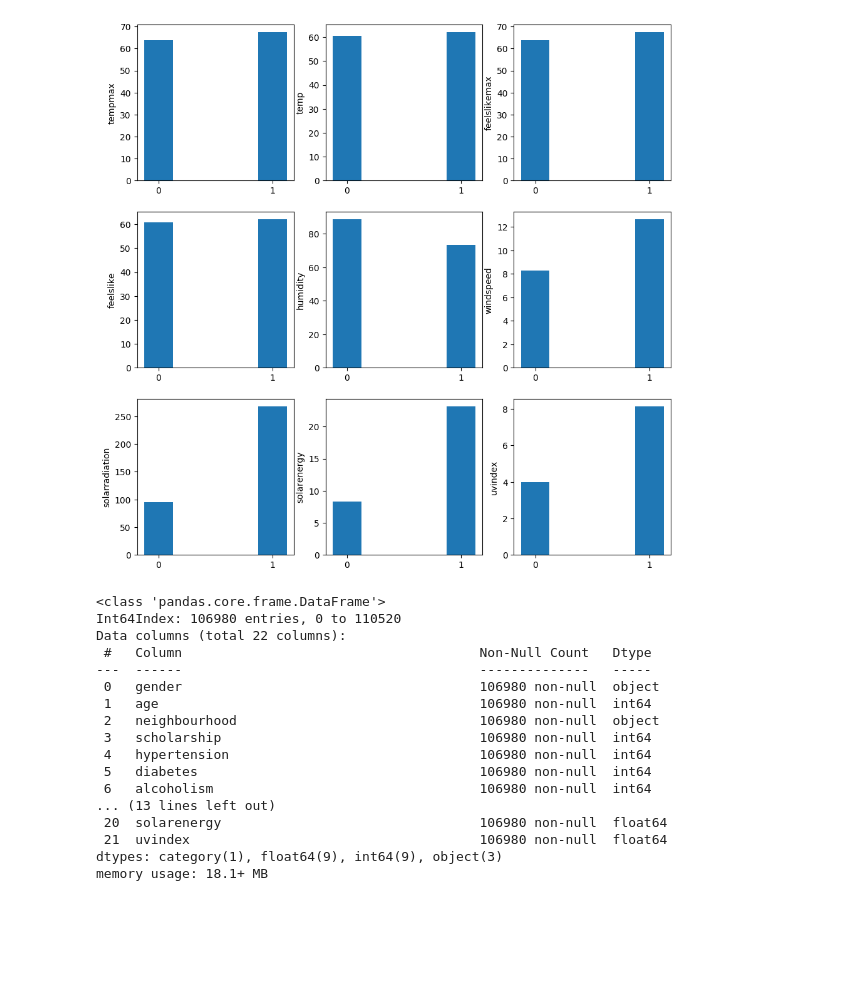
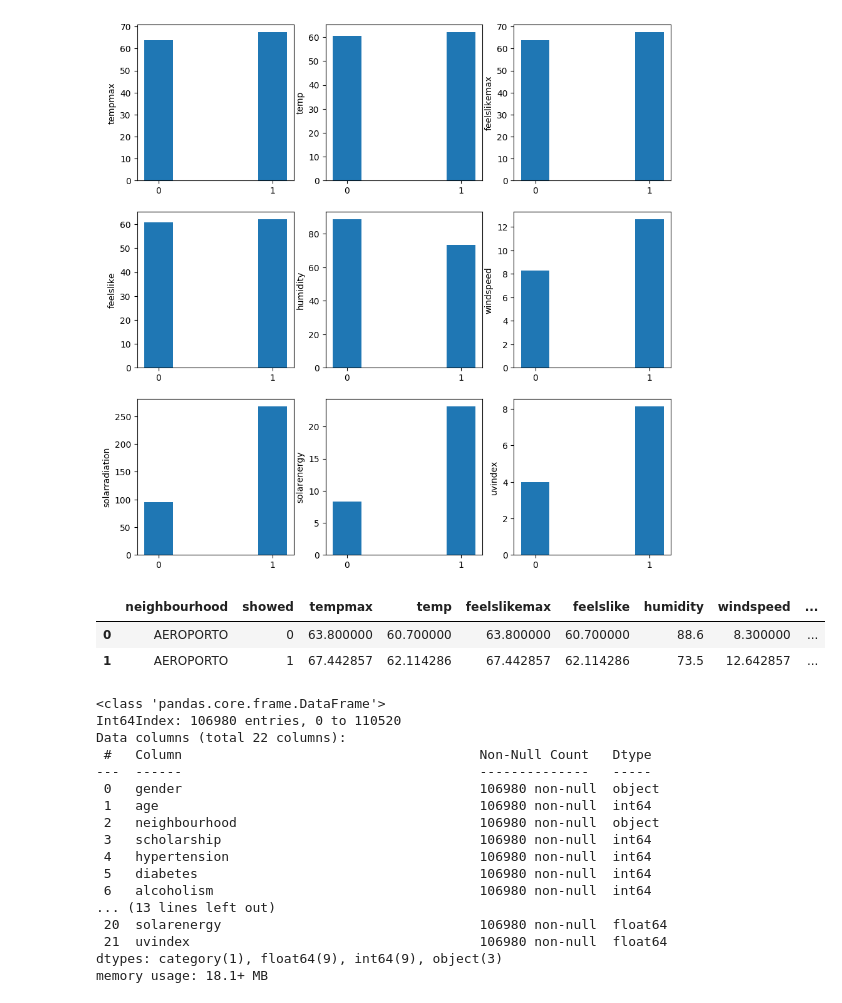
Before and after one commit to architkaila/Predicting-Patient-No-Shows, a Jupyter notebook: EDA.ipynb, the cells around one changed output. Saved outputs shown, nothing was run; the diff lists cells and outputs as text; code cells hidden in the pictures; blank space fills up the shorter version.

```diff
--- a/EDA.ipynb
+++ b/EDA.ipynb
@@ -742,7 +747,13 @@ memory usage: 483.9+ KB
 df = df.merge(df_weather, left_on=["appointmentday", "neighbourhood"], right_on=["datetime", "Neighbourhood"], how="left")
 
 ## Drop repeated and not required columns
-df.drop(columns=["Neighbourhood", "scheduledday","appointmentday", "datetime"], inplace=True)
+df.drop(columns=["datetime"], inplace=True)
+
+## Save data for streamlit
+df.to_csv("data_for_app.csv", index=False)
+
+## Drop repeated and not required columns
+df.drop(columns=["Neighbourhood", "scheduledday","appointmentday", 'patientid', 'appointmentid'], inplace=True)
 
 ## Removing some missing values (check problems)
 df.dropna(inplace=True)
@@ -842,6 +853,12 @@ for i in range(3):
         col_idx = col_idx + 1
 # %% [output]
 [figure]
+# %%
+patient_no_show_weather
+# %% [output]
+|  | neighbourhood | showed | tempmax | temp | feelslikemax | feelslike | humidity | windspeed | ... |
+| 0 | AEROPORTO | 0 | 63.800000 | 60.700000 | 63.800000 | 60.700000 | 88.6 | 8.300000 | ... |
+| 1 | AEROPORTO | 1 | 67.442857 | 62.114286 | 67.442857 | 62.114286 | 73.5 | 12.642857 | ... |
 # %%
 df.info()
 # %% [output]
```
Also changed, not shown: parts of 6 cells of this notebook, 8 other files.
